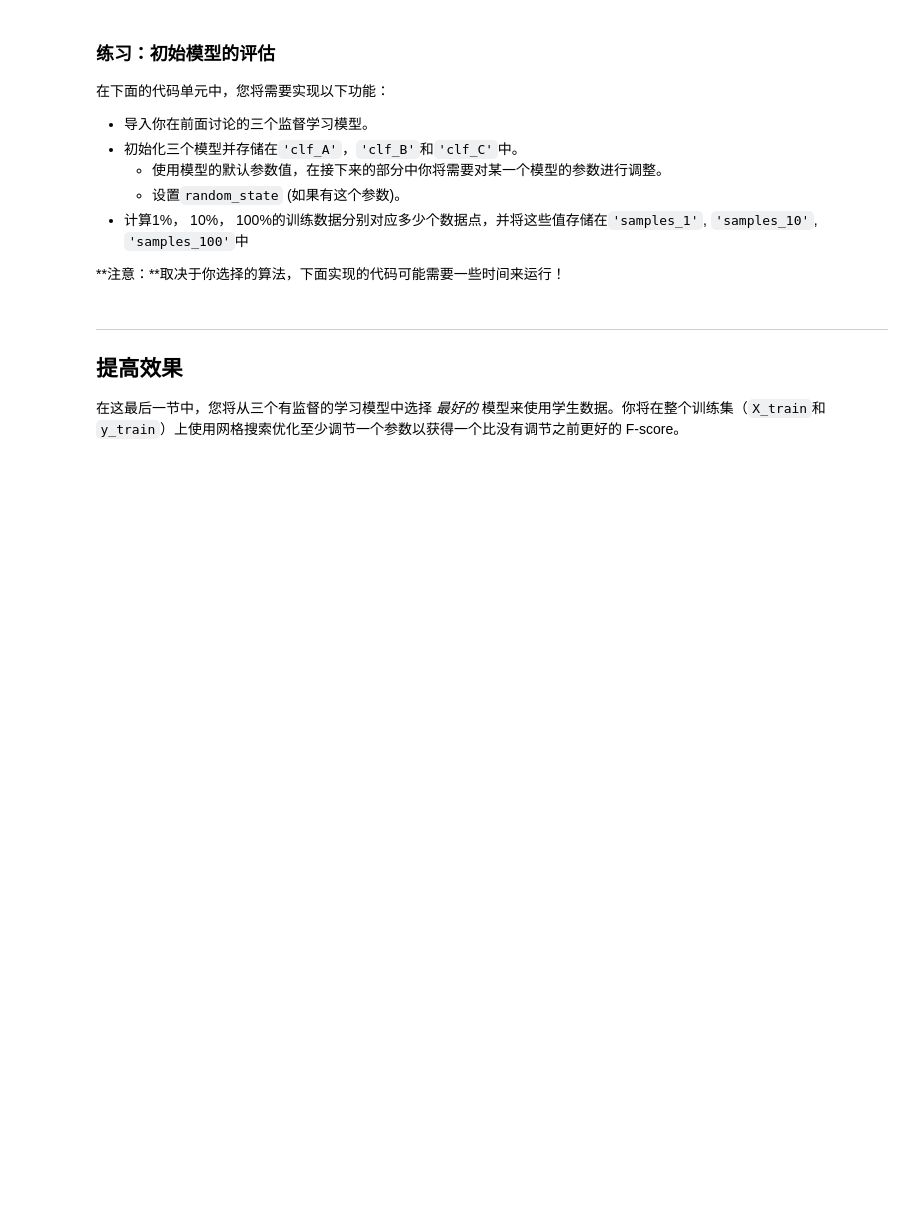
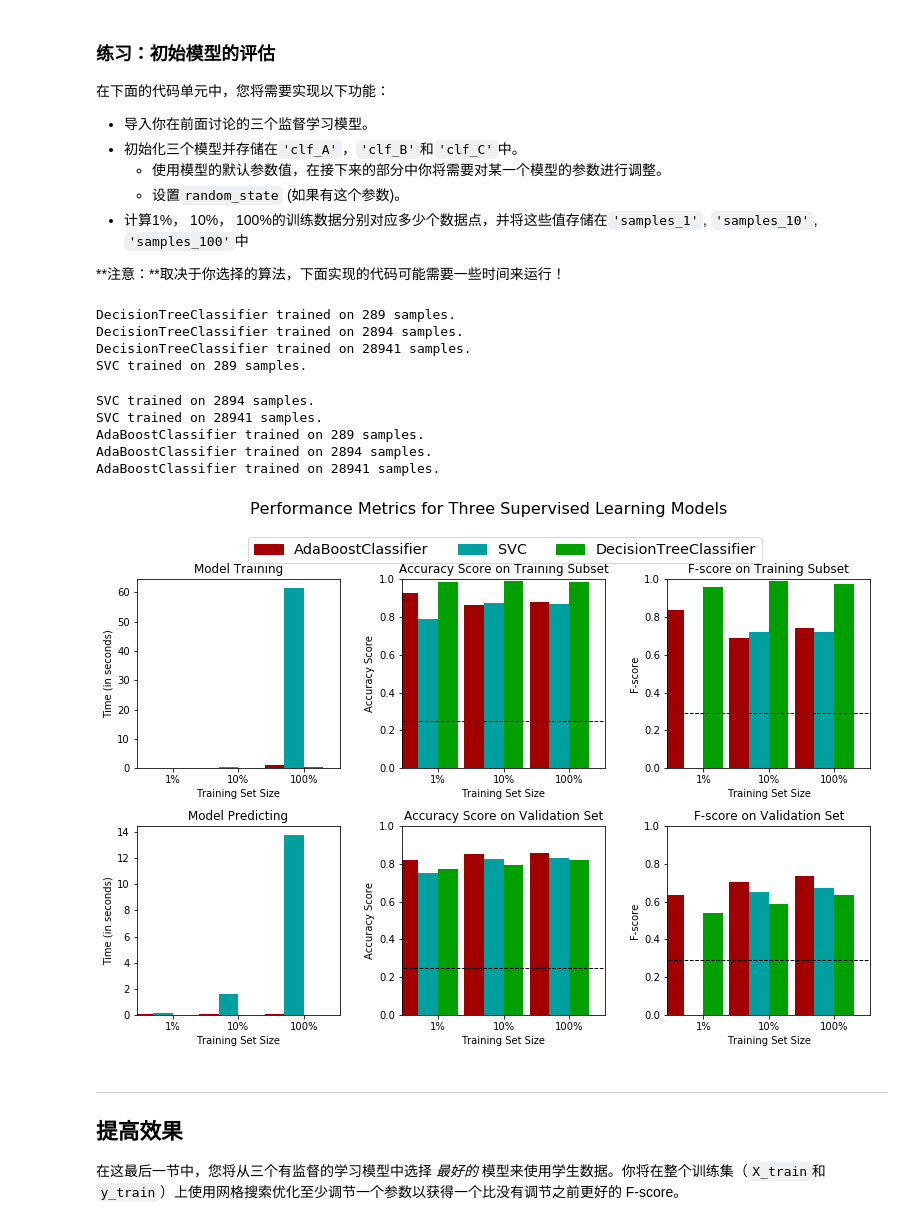
Before and after one commit to dongjinxian/finding_donors, a Jupyter notebook: finding_donors.ipynb, the cells around one changed output. Drawn from its saved outputs; the diff is of its cells as text; code cells hidden in the pictures; blank space fills up the shorter version.

```diff
--- a/finding_donors.ipynb
+++ b/finding_donors.ipynb
@@ -385,28 +385,42 @@ def train_predict(learner, sample_size, X_train, y_train, X_val, y_val):
 
 **注意：**取决于你选择的算法，下面实现的代码可能需要一些时间来运行！
 # %%
-# TODO：从sklearn中导入三个监督学习模型
+# 从sklearn中导入三个监督学习模型
+from sklearn.tree import DecisionTreeClassifier
+from sklearn.svm import SVC
+from sklearn.ensemble import AdaBoostClassifier
 
-# TODO：初始化三个模型
-clf_A = None
-clf_B = None
-clf_C = None
+# 初始化三个模型
+clf_A = DecisionTreeClassifier(random_state = 0)
+clf_B = SVC(random_state = 0)
+clf_C = AdaBoostClassifier(random_state = 0)
 
-# TODO：计算1%， 10%， 100%的训练数据分别对应多少点
-samples_1 = None
-samples_10 = None
-samples_100 = None
+# 计算1%， 10%， 100%的训练数据分别对应多少点
+samples_1 = int(X_train.shape[0]*0.01)
+samples_10 = int(X_train.shape[0]*0.1)
+samples_100 = X_train.shape[0]
 
 # 收集学习器的结果
 results = {}
 for clf in [clf_A, clf_B, clf_C]:
     clf_name = clf.__class__.__name__
     results[clf_name] = {}
     for i, samples in enumerate([samples_1, samples_10, samples_100]):
         results[clf_name][i] = train_predict(clf, samples, X_train, y_train, X_val, y_val)
 
 # 对选择的三个模型得到的评价结果进行可视化
 vs.evaluate(results, accuracy, fscore)
+# %% [output]
+DecisionTreeClassifier trained on 289 samples.
+DecisionTreeClassifier trained on 2894 samples.
+DecisionTreeClassifier trained on 28941 samples.
+SVC trained on 289 samples.
+SVC trained on 2894 samples.
+SVC trained on 28941 samples.
+AdaBoostClassifier trained on 289 samples.
+AdaBoostClassifier trained on 2894 samples.
+AdaBoostClassifier trained on 28941 samples.
+[figure, added]
 # %% [markdown]
 ----
 ## 提高效果
```
Also changed, not shown: parts of 7 cells of this notebook.
